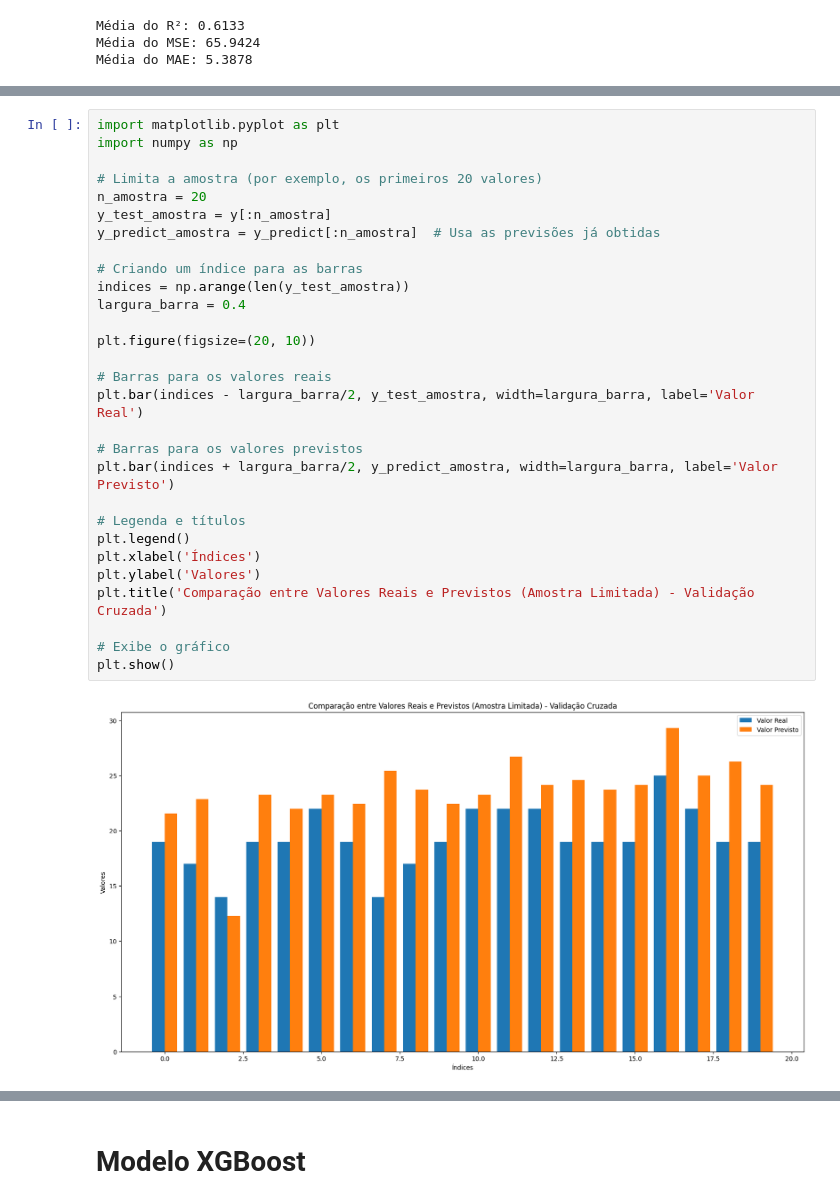
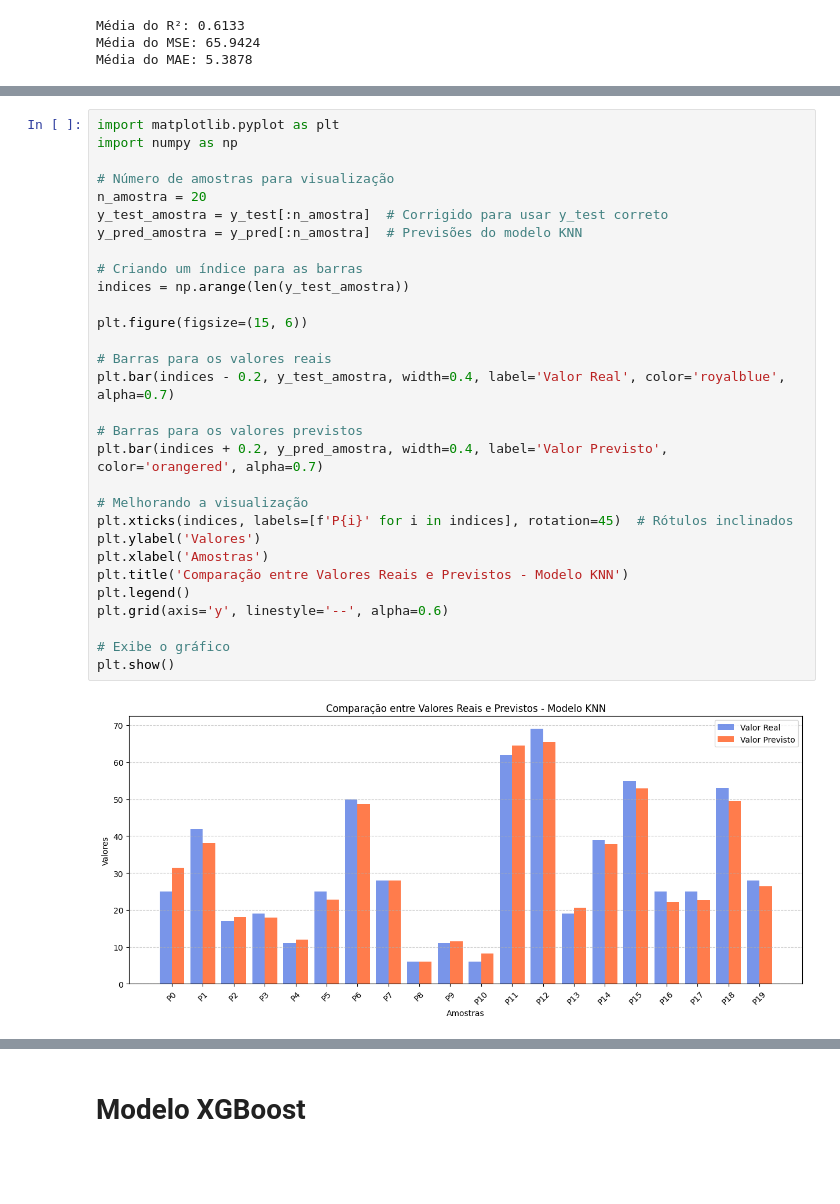
Before and after one commit to victor7miguel7/pesquisa-ic-ar, a Jupyter notebook: air_quality.ipynb, the cells around one changed output, grey strips where cells are left out. Saved outputs shown, nothing was run; the diff lists cells and outputs as text; blank space fills up the shorter version.

Commit message:
Ajustes de hiperparametros dos modelos knn, xgboost, lightgbm e de seus graficos

```diff
--- a/air_quality.ipynb
+++ b/air_quality.ipynb
@@ -485,31 +552,32 @@ Média do MAE: 5.3878
 # %%
 import matplotlib.pyplot as plt
 import numpy as np
 
-# Limita a amostra (por exemplo, os primeiros 20 valores)
+# Número de amostras para visualização
 n_amostra = 20
-y_test_amostra = y[:n_amostra]
-y_predict_amostra = y_predict[:n_amostra]  # Usa as previsões já obtidas
+y_test_amostra = y_test[:n_amostra]  # Corrigido para usar y_test correto
+y_pred_amostra = y_pred[:n_amostra]  # Previsões do modelo KNN
 
 # Criando um índice para as barras
 indices = np.arange(len(y_test_amostra))
-largura_barra = 0.4
 
-plt.figure(figsize=(20, 10))
+plt.figure(figsize=(15, 6))
 
 # Barras para os valores reais
-plt.bar(indices - largura_barra/2, y_test_amostra, width=largura_barra, label='Valor Real')
+plt.bar(indices - 0.2, y_test_amostra, width=0.4, label='Valor Real', color='royalblue', alpha=0.7)
 
 # Barras para os valores previstos
-plt.bar(indices + largura_barra/2, y_predict_amostra, width=largura_barra, label='Valor Previsto')
+plt.bar(indices + 0.2, y_pred_amostra, width=0.4, label='Valor Previsto', color='orangered', alpha=0.7)
 
-# Legenda e títulos
+# Melhorando a visualização
+plt.xticks(indices, labels=[f'P{i}' for i in indices], rotation=45)  # Rótulos inclinados
+plt.ylabel('Valores')
+plt.xlabel('Amostras')
+plt.title('Comparação entre Valores Reais e Previstos - Modelo KNN')
 plt.legend()
-plt.xlabel('Índices')
-plt.ylabel('Valores')
-plt.title('Comparação entre Valores Reais e Previstos (Amostra Limitada) - Validação Cruzada')
+plt.grid(axis='y', linestyle='--', alpha=0.6)
 
 # Exibe o gráfico
 plt.show()
 # %% [output]
-[figure, old version]
+[figure, new version]
```
Also changed, not shown: parts of 18 cells of this notebook.
